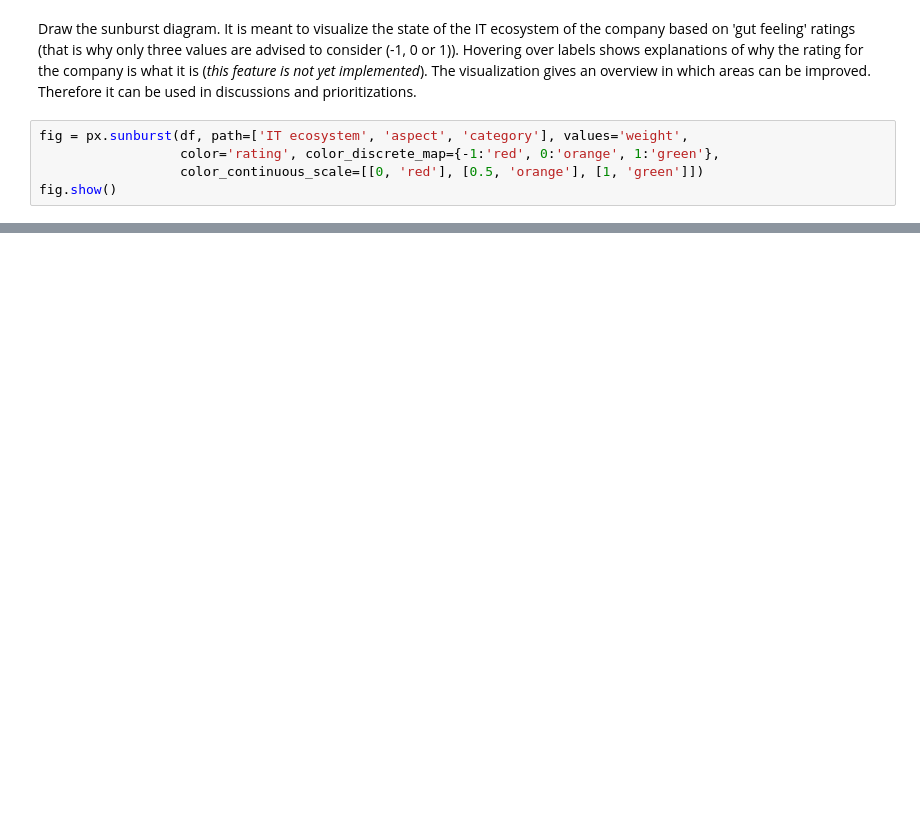
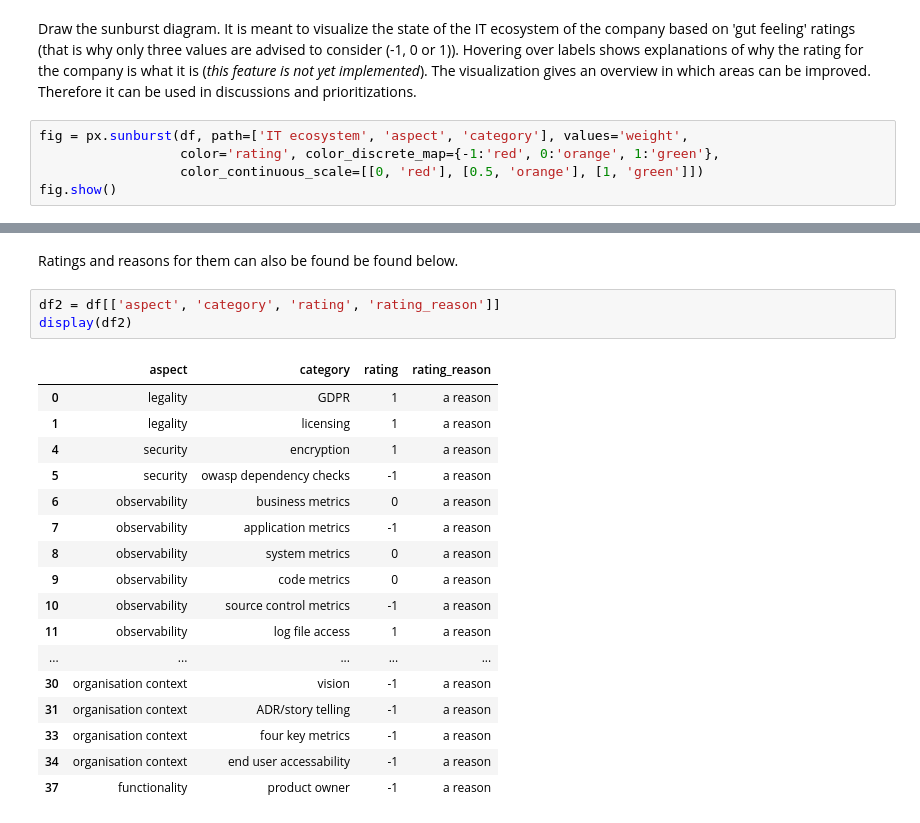
Before and after one commit to jdjong/it_ecosystems_health, a Jupyter notebook: notebook.ipynb, the cells around one changed output, grey strips where cells are left out. Drawn from its saved outputs; the diff is of its cells as text; blank space fills up the shorter version.

Commit message:
Experiment add information and ratings why

```diff
--- a/notebook.ipynb
+++ b/notebook.ipynb
@@ -25,0 +49,23 @@ fig.show()
+# %% [markdown]
+Ratings and reasons for them can also be found be found below.
+# %%
+df2 = df[['aspect', 'category', 'rating', 'rating_reason']]
+display(df2)
+# %% [output]
+|  | aspect | category | rating | rating_reason |
+| 0 | legality | GDPR | 1 | a reason |
+| 1 | legality | licensing | 1 | a reason |
+| 4 | security | encryption | 1 | a reason |
+| 5 | security | owasp dependency checks | -1 | a reason |
+| 6 | observability | business metrics | 0 | a reason |
+| 7 | observability | application metrics | -1 | a reason |
+| 8 | observability | system metrics | 0 | a reason |
+| 9 | observability | code metrics | 0 | a reason |
+| 10 | observability | source control metrics | -1 | a reason |
+| 11 | observability | log file access | 1 | a reason |
+| ... | ... | ... | ... | ... |
+| 30 | organisation context | vision | -1 | a reason |
+| 31 | organisation context | ADR/story telling | -1 | a reason |
+| 33 | organisation context | four key metrics | -1 | a reason |
+| 34 | organisation context | end user accessability | -1 | a reason |
+| 37 | functionality | product owner | -1 | a reason |
```
Also changed, not shown: parts of 3 cells of this notebook, 1 other file.
